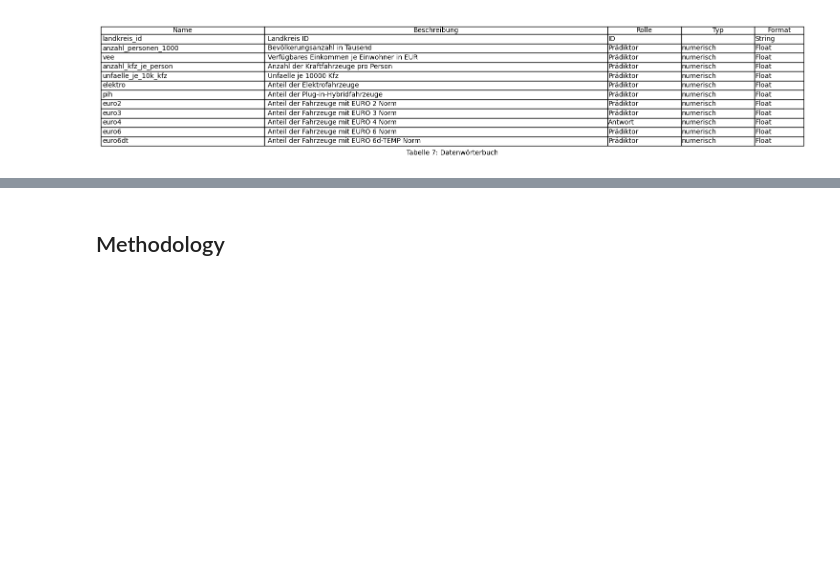
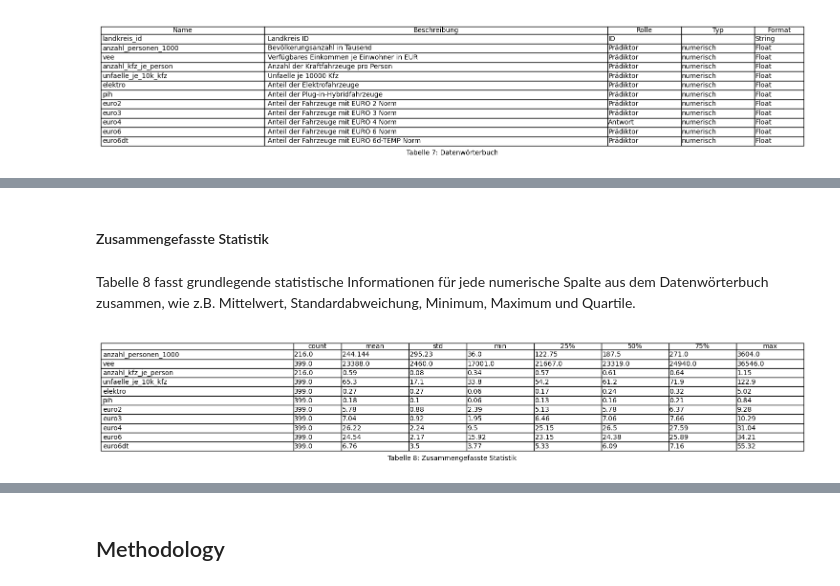
Before and after one commit to mn086/project, a Jupyter notebook: reports/report.ipynb, the cells around one changed output, grey strips where cells are left out. Cells and saved outputs as stored; diff of their text form; code cells hidden in the pictures; blank space fills up the shorter version.

Commit message:
Zusammengefasste Statistik

```diff
--- a/reports/report.ipynb
+++ b/reports/report.ipynb
@@ -229,0 +232,12 @@ create_table_figure(df_data_dictionary, 'Tabelle 7: Datenwörterbuch')
+# %% [markdown]
+#### Zusammengefasste Statistik
+# %% [markdown]
+Tabelle 8 fasst grundlegende statistische Informationen für jede numerische Spalte aus dem Datenwörterbuch zusammen, wie z.B. Mittelwert, Standardabweichung, Minimum, Maximum und Quartile.
+# %%
+create_table_figure(df_regr.describe().round(
+    {'anzahl_personen_1000': 3, 'vee': 0, 'anzahl_kfz_je_person': 2, 'unfaelle_je_10k_kfz': 1,
+     'elektro': 2, 'pih': 2, 'euro2': 2, 'euro3': 2, 'euro4': 2, 'euro6': 2, 'euro6dt': 2}
+     ).T.reset_index().rename(columns={'index': ''}),
+     'Tabelle 8: Zusammengefasste Statistik')
+# %% [output]
+[figure, added]
```
Also changed, not shown: parts of 3 cells of this notebook.
